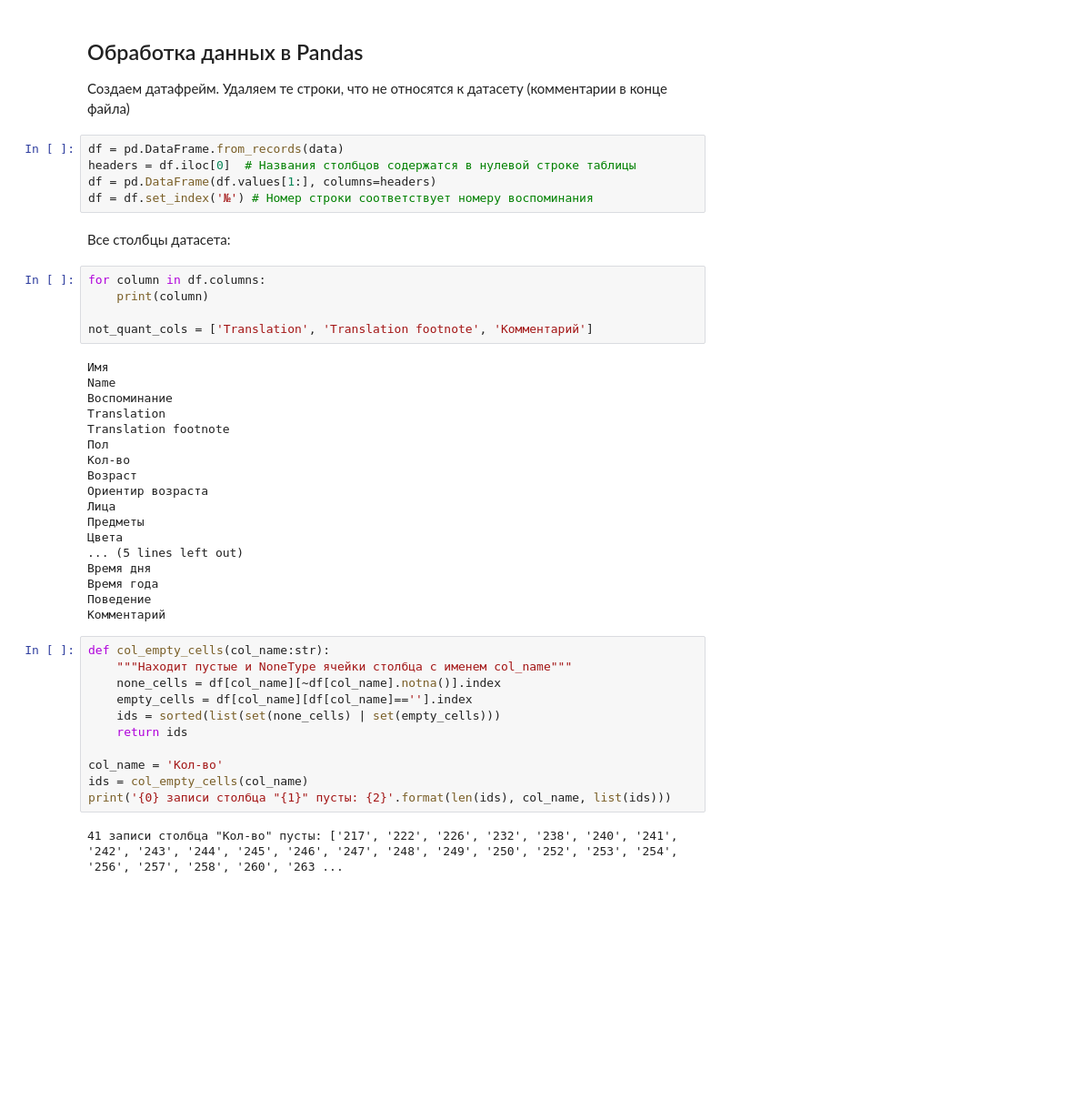
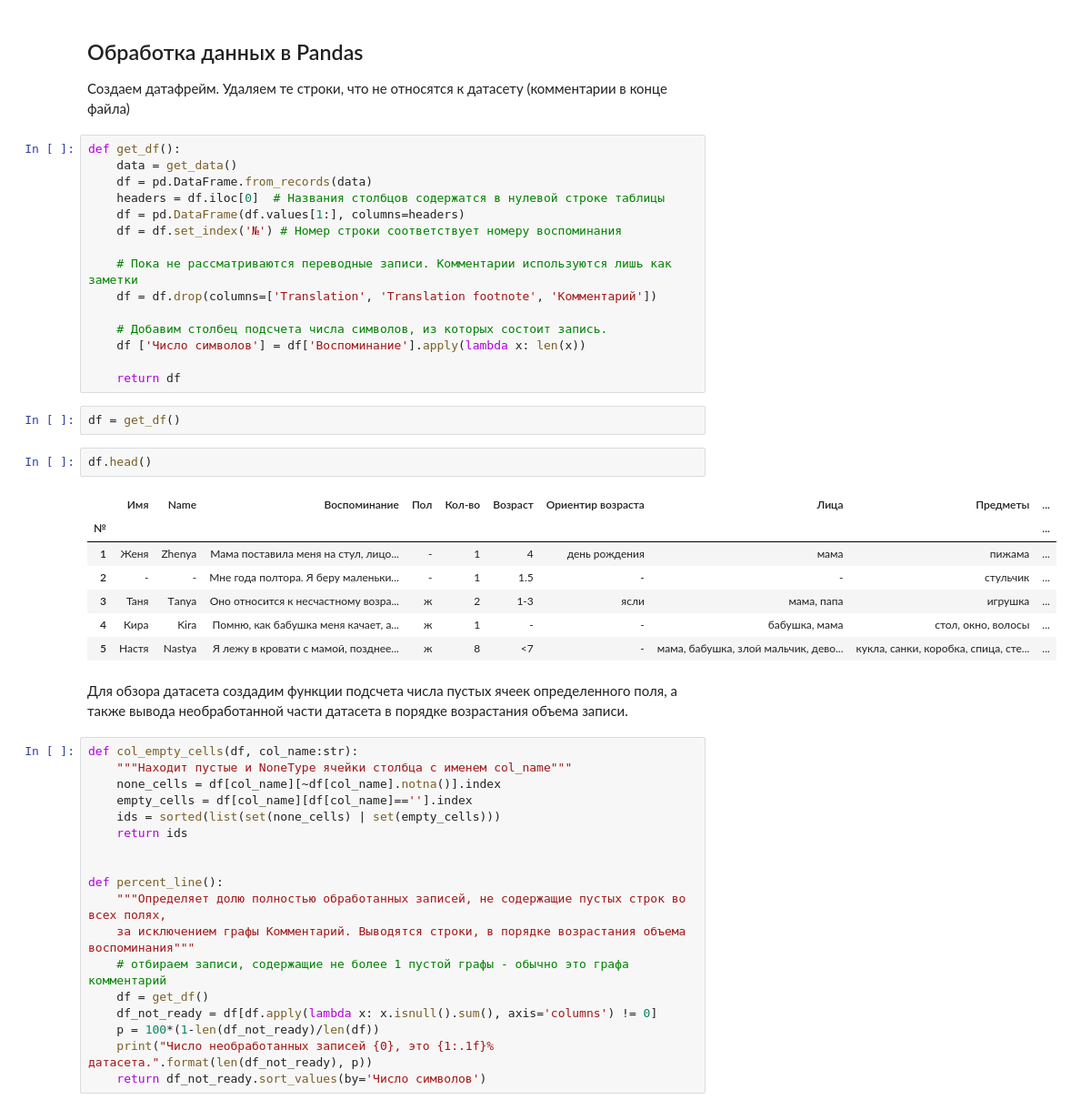
Before and after one commit to matyushkin/reminiscence, a Jupyter notebook: Reminiscence.ipynb, the cells around one changed output. Shown at 91% size. Saved outputs shown, nothing was run; the diff lists cells and outputs as text; blank space fills up the shorter version.

```diff
--- a/Reminiscence.ipynb
+++ b/Reminiscence.ipynb
@@ -64,45 +73,49 @@ data = get_data()
 
 Создаем датафрейм. Удаляем те строки, что не относятся к датасету (комментарии в конце файла)
 # %%
-df = pd.DataFrame.from_records(data)
-headers = df.iloc[0]  # Названия столбцов содержатся в нулевой строке таблицы
-df = pd.DataFrame(df.values[1:], columns=headers)
-df = df.set_index('№') # Номер строки соответствует номеру воспоминания
+def get_df():
+    data = get_data()
+    df = pd.DataFrame.from_records(data)
+    headers = df.iloc[0]  # Названия столбцов содержатся в нулевой строке таблицы
+    df = pd.DataFrame(df.values[1:], columns=headers)
+    df = df.set_index('№') # Номер строки соответствует номеру воспоминания
+
+    # Пока не рассматриваются переводные записи. Комментарии используются лишь как заметки
+    df = df.drop(columns=['Translation', 'Translation footnote', 'Комментарий'])
+
+    # Добавим столбец подсчета числа символов, из которых состоит запись.
+    df ['Число символов'] = df['Воспоминание'].apply(lambda x: len(x))
+
+    return df
-# %% [markdown]
-Все столбцы датасета:
-# %%
-for column in df.columns:
-    print(column)
-
-not_quant_cols = ['Translation', 'Translation footnote', 'Комментарий']
-# %% [output]
-Имя
-Name
-Воспоминание
-Translation
-Translation footnote
-Пол
-Кол-во
-Возраст
-Ориентир возраста
-Лица
-Предметы
-Цвета
-... (5 lines left out)
-Время дня
-Время года
-Поведение
-Комментарий
+# %%
+df = get_df()
+# %%
+df.head()
+# %% [output]
+|  | Имя | Name | Воспоминание | Пол | Кол-во | Возраст | Ориентир возраста | Лица | Предметы | ... |
+| № |  |  |  |  |  |  |  |  |  | ... |
+| 1 | Женя | Zhenya | Мама поставила меня на стул, лицо... | - | 1 | 4 | день рождения | мама | пижама | ... |
+| 2 | - | - | Мне года полтора. Я беру маленьки... | - | 1 | 1.5 | - | - | стульчик | ... |
+| 3 | Таня | Тanya | Оно относится к несчастному возра... | ж | 2 | 1-3 | ясли | мама, папа | игрушка | ... |
+| 4 | Кира | Kira | Помню, как бабушка меня качает, а... | ж | 1 | - | - | бабушка, мама | стол, окно, волосы | ... |
+| 5 | Настя | Nastya | Я лежу в кровати с мамой, позднее... | ж | 8 | <7 | - | мама, бабушка, злой мальчик, дево... | кукла, санки, коробка, спица, сте... | ... |
+# %% [markdown]
+Для обзора датасета создадим функции подсчета числа пустых ячеек определенного поля, а также вывода необработанной части датасета в порядке возрастания объема записи.
 # %%
-def col_empty_cells(col_name:str):
+def col_empty_cells(df, col_name:str):
     """Находит пустые и NoneType ячейки столбца с именем col_name"""
     none_cells = df[col_name][~df[col_name].notna()].index
     empty_cells = df[col_name][df[col_name]==''].index
     ids = sorted(list(set(none_cells) | set(empty_cells)))
     return ids
 
-col_name = 'Кол-во'
-ids = col_empty_cells(col_name)
-print('{0} записи столбца "{1}" пусты: {2}'.format(len(ids), col_name, list(ids)))
+
+def percent_line():
+    """Определяет долю полностью обработанных записей, не содержащие пустых строк во всех полях,
+    за исключением графы Комментарий. Выводятся строки, в порядке возрастания объема воспоминания"""
+    # отбираем записи, содержащие не более 1 пустой графы - обычно это графа комментарий
+    df = get_df()
+    df_not_ready = df[df.apply(lambda x: x.isnull().sum(), axis='columns') != 0]
+    p = 100*(1-len(df_not_ready)/len(df))
+    print("Число необработанных записей {0}, это {1:.1f}% датасета.".format(len(df_not_ready), p))
+    return df_not_ready.sort_values(by='Число символов')
-# %% [output]
-41 записи столбца "Кол-во" пусты: ['217', '222', '226', '232', '238', '240', '241', '242', '243', '244', '245', '246', '247', '248', '249', '250', '252', '253', '254', '256', '257', '258', '260', '263 ...
```
Also changed, not shown: parts of 5 cells of this notebook.
